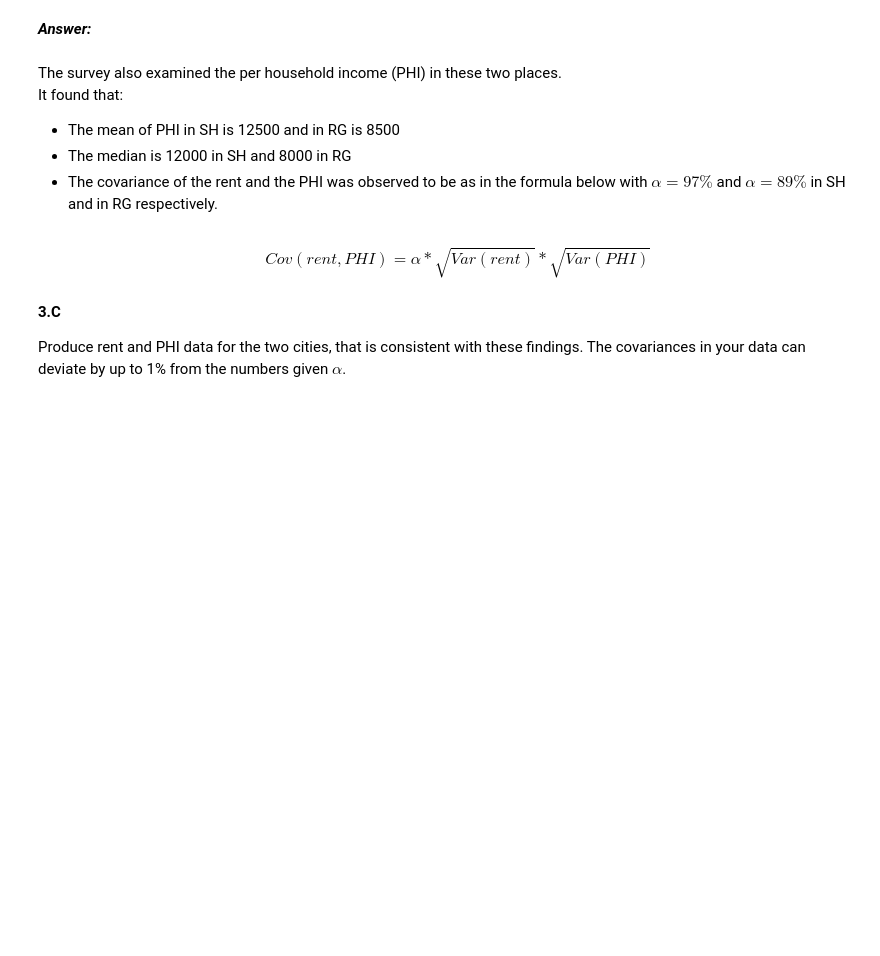
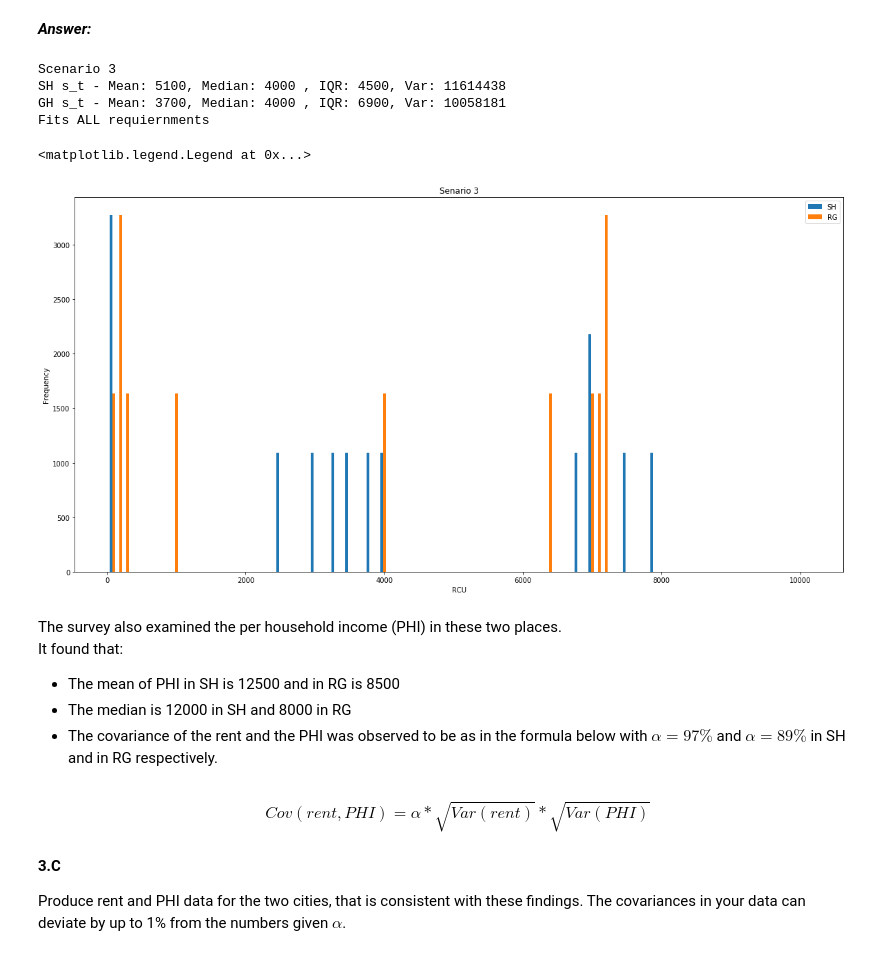
Before and after one commit to mayakerem/StatisticsDataAnalysis, a Jupyter notebook: HW1.ipynb, the cells around one changed output. Saved outputs shown, nothing was run; the diff lists cells and outputs as text; code cells hidden in the pictures; blank space fills up the shorter version.

```diff
--- a/HW1.ipynb
+++ b/HW1.ipynb
@@ -369,3 +309,45 @@ plt.legend()
+# %%
+print("Scenario 3")
+
+# Setting up SH
+# We use seed so we dont change the set of randomized numbers
+np.random.seed(102)
+
+mu, sigma, pop = 4000, 100, 12000
+s = np.random.normal(mu, sigma, pop)
+# newley added terms
+s_t=np.array([40, 10160, 35, 10165, 30, 10170, 2500,3000,3500, 3250, 3750, 4000, 7900, 7500, 6800, 6950, 6950] * int(pop/11))
+print('SH s_t - Mean: {}, Median: {} , IQR: {}, Var: {}'.format(int(np.mean(s_t)), int(np.median(s_t)), int(stats.iqr(s_t)), int(np.var(s_t))))
+
+#s_1 = np.concatenate((s,s_t),axis=0)
+
+#print('SH - Mean: {}, Median: {} , IQR: {}'.format(int(np.mean(s_1)), int(np.median(s_1)), int(stats.iqr(s_1))))
+
+# Setting up RG
+np.random.seed(102)
+
+mu, sigma, pop = 4000, 100, 18000
+# s = np.random.normal(mu, sigma, 500)
+# newley added terms
+s_1t = np.array([ 200, 7000, 100, 7200, 200, 7200, 300, 7100, 1000, 6400, 4000]* int(pop/11))
+print('GH s_t - Mean: {}, Median: {} , IQR: {}, Var: {}'.format(int(np.mean(s_1t)), int(np.median(s_1t)), int(stats.iqr(s_1t)), int(np.var(s_1t))))
+
+if ((stats.iqr(s_t) < stats.iqr(s_1t)) and (np.var(s_t) > np.var(s_1t))):
+    print ('Fits ALL requiernments')
+
+figure, ax = plt.subplots(figsize = (20,10))
+ax.hist([s_t,s_1t], bins = np.arange(min(min(s_t),min(s_1t)), max(max(s_t), max(s_1t)), 100), label=['SH','RG'])
+plt.title('Senario 3')
+plt.xlabel('RCU')
+plt.ylabel('Frequency')
+plt.legend()
+# %% [output]
+Scenario 3
+SH s_t - Mean: 5100, Median: 4000 , IQR: 4500, Var: 11614438
+GH s_t - Mean: 3700, Median: 4000 , IQR: 6900, Var: 10058181
+Fits ALL requiernments
+<matplotlib.legend.Legend at 0x...>
+[figure, added]
 # %% [markdown]
 The survey also examined the per household income (PHI) in these two places.<br>
 It found that:<br>
```
Also changed, not shown: parts of 18 cells of this notebook.
